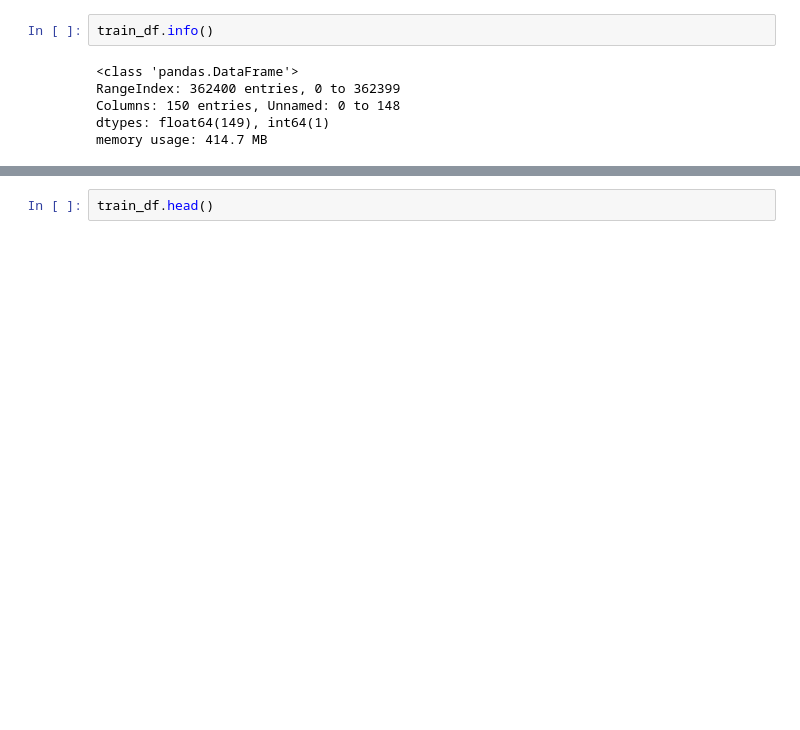
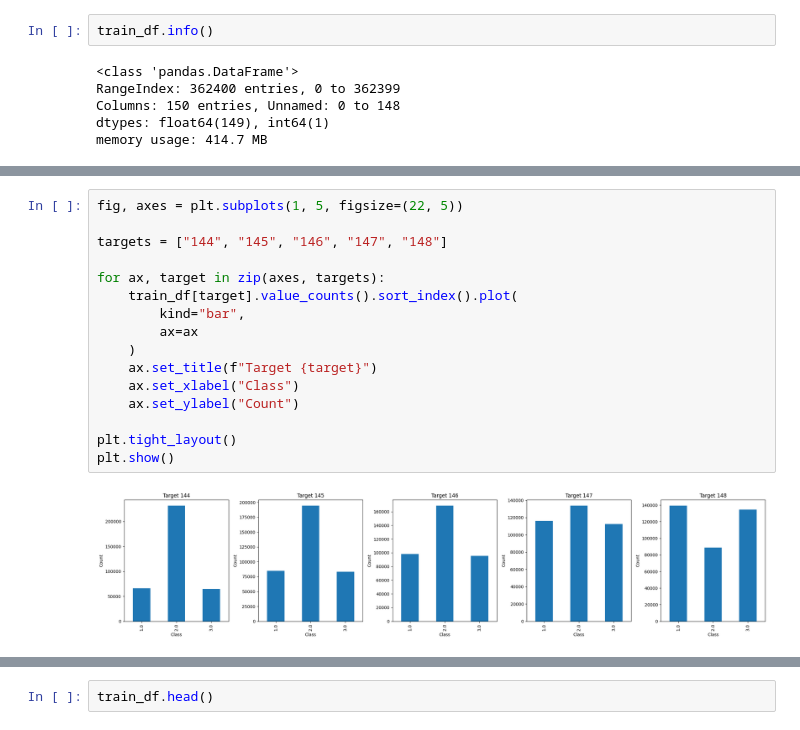
Before and after one commit to Devansh1-tech/QuantFormer-Multimodal-Order-Book-Sentiment-Transformer, a Jupyter notebook: notebooks/01_FI2010_EDA.ipynb, the cells around one changed output, grey strips where cells are left out. Saved outputs shown, nothing was run; the diff lists cells and outputs as text; blank space fills up the shorter version.

```diff
--- a/notebooks/01_FI2010_EDA.ipynb
+++ b/notebooks/01_FI2010_EDA.ipynb
@@ -178,0 +217,18 @@ Name: count, dtype: int64
+# %%
+fig, axes = plt.subplots(1, 5, figsize=(22, 5))
+
+targets = ["144", "145", "146", "147", "148"]
+
+for ax, target in zip(axes, targets):
+    train_df[target].value_counts().sort_index().plot(
+        kind="bar",
+        ax=ax
+    )
+    ax.set_title(f"Target {target}")
+    ax.set_xlabel("Class")
+    ax.set_ylabel("Count")
+
+plt.tight_layout()
+plt.show()
+# %% [output]
+[figure, added]
```
Also changed, not shown: parts of 56 cells of this notebook.
